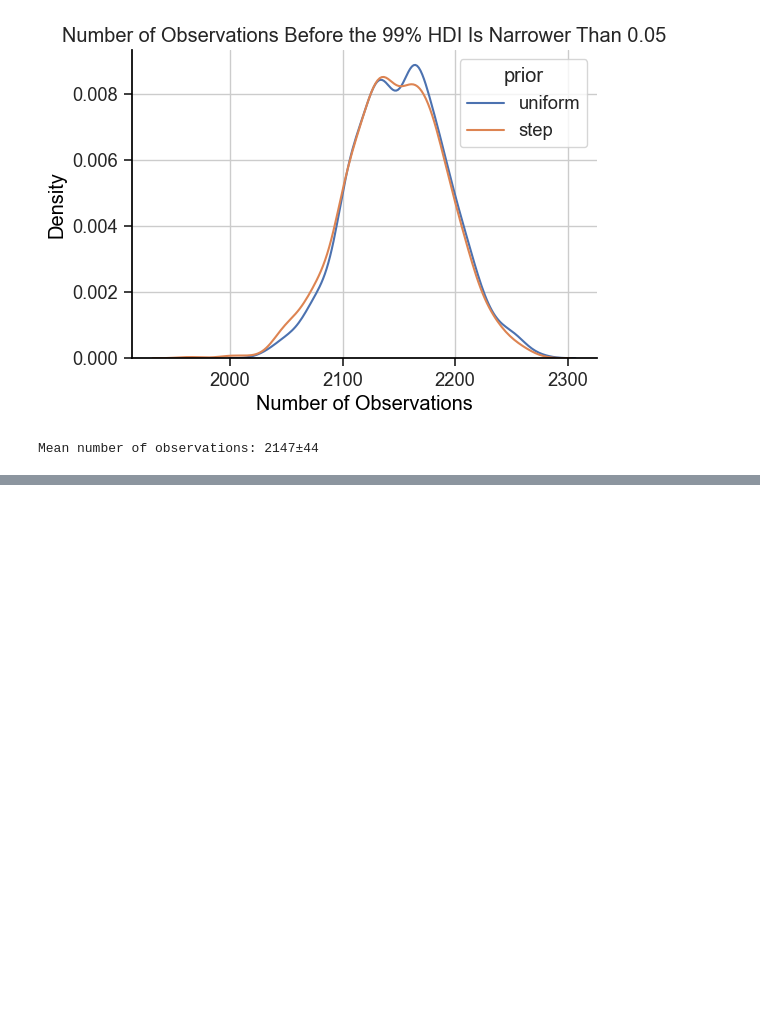
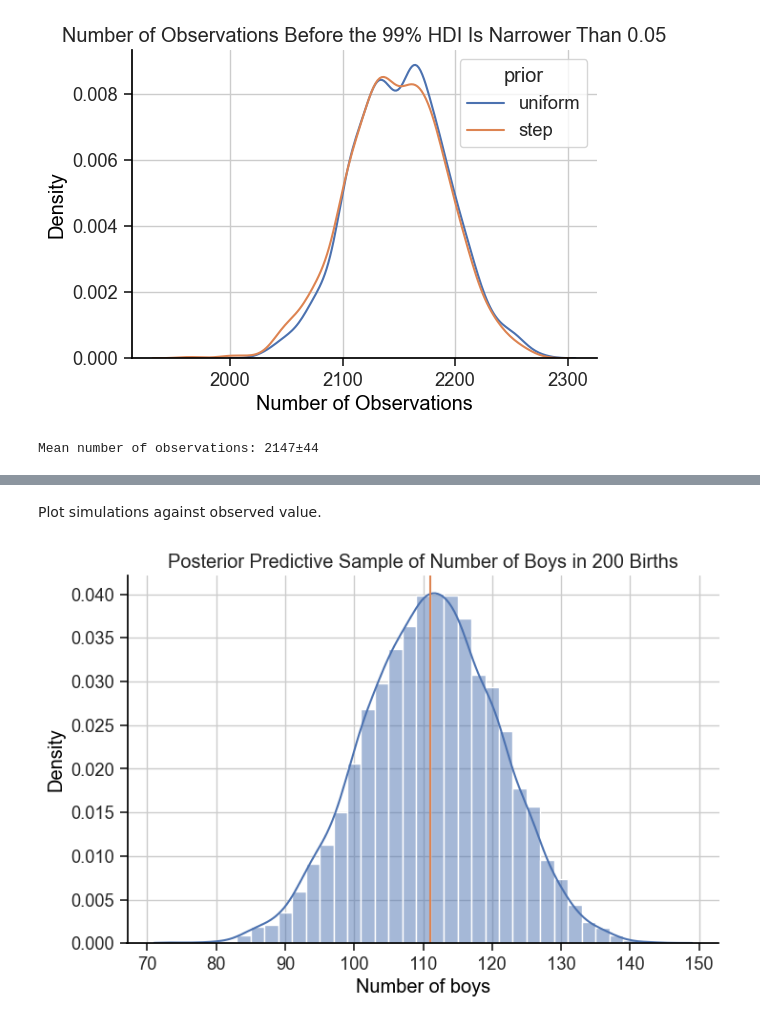
Before and after one commit to chris-leonard/statistical-rethinking, a Jupyter notebook: notes/chapter_3.ipynb, the cells around one changed output, grey strips where cells are left out. Cells and saved outputs as stored; diff of their text form; code cells hidden in the pictures; blank space fills up the shorter version.

```diff
--- a/notes/chapter_3.ipynb
+++ b/notes/chapter_3.ipynb
@@ -582,0 +641,7 @@ Mean number of observations: 2147±44
+# %%
+n_samples = 10000
+samples = np.random.choice(grid, p=posterior, size=n_samples, replace=True)
+
+for prob in [0.5, 0.89, 0.97]:
+    interval, _ = calculate_hpdi(samples, prob)
+    print(f"Probability: {prob}, Interval: ", interval.round(3))
@@ -582,0 +663,16 @@ Mean number of observations: 2147±44
+# %%
+pp_samples = stats.binom.rvs(n=200, p=samples, size=n_samples)
+# %% [markdown]
+Plot simulations against observed value.
+# %%
+fig, ax = plt.subplots(figsize=(8, 5))
+
+sns.histplot(pp_samples, binwidth=2, kde=True, stat="density")
+ax.axvline(n_boys, color=colors[1])
+
+ax.set(
+    xlabel="Number of boys",
+    title="Posterior Predictive Sample of Number of Boys in 200 Births",
+);
+# %% [output]
+[figure, added]
```
Also changed, not shown: parts of 18 cells of this notebook.
